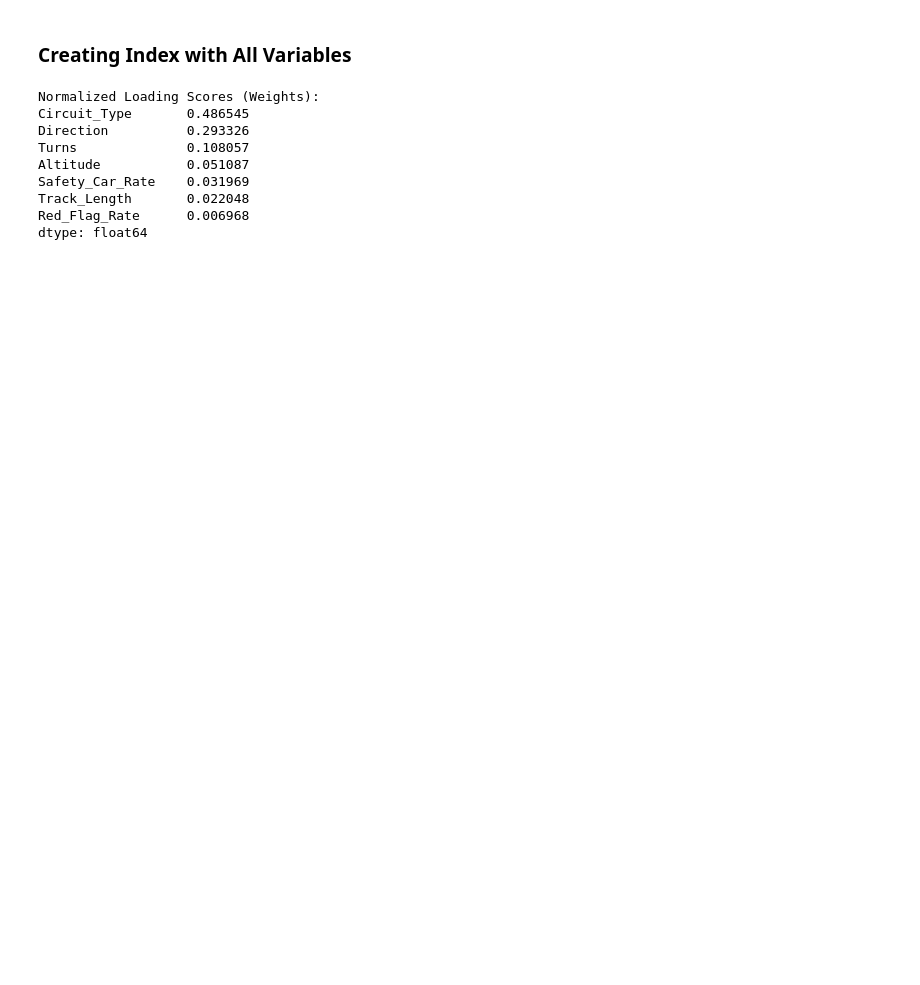
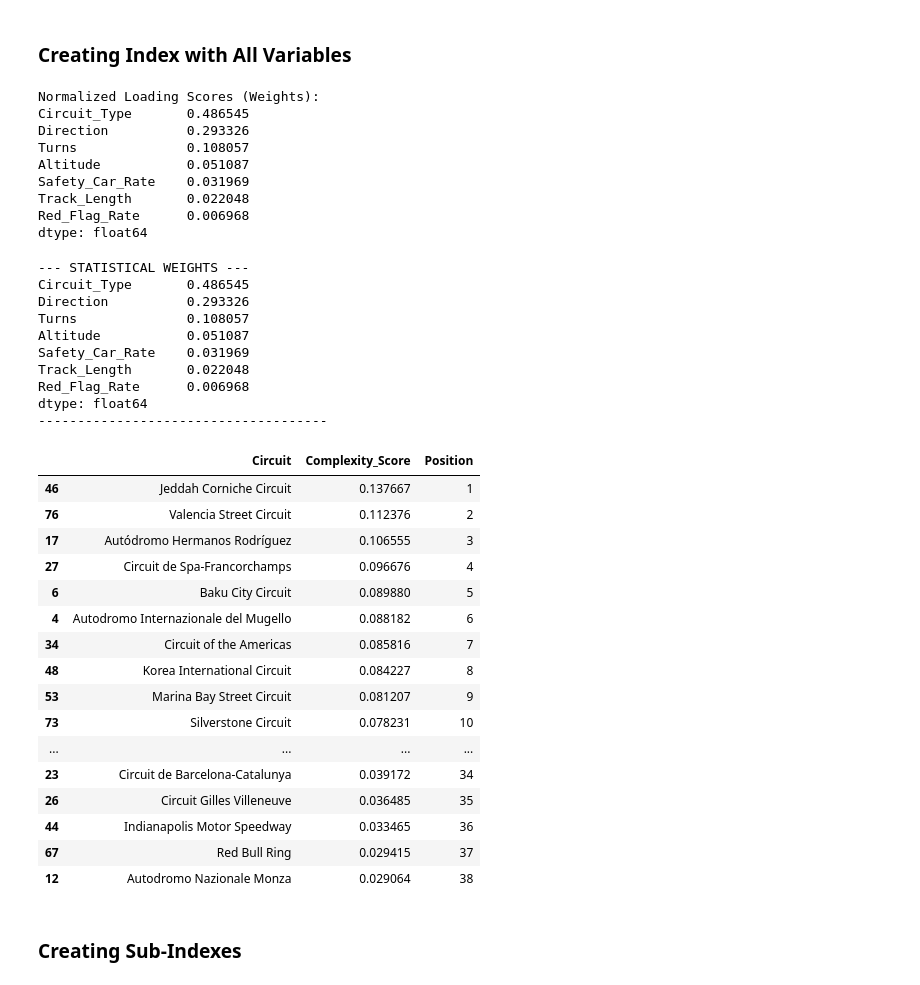
Before and after one commit to LukeHilliard/f1-complexity-index, a Jupyter notebook: analysis.ipynb, the cells around one changed output. Saved outputs shown, nothing was run; the diff lists cells and outputs as text; code cells hidden in the pictures; blank space fills up the shorter version.

```diff
--- a/analysis.ipynb
+++ b/analysis.ipynb
@@ -941,3 +986,52 @@ Safety_Car_Rate    0.031969
 Track_Length       0.022048
 Red_Flag_Rate      0.006968
 dtype: float64
+# %%
+
+abs_scores = loading_scores.abs()
+real_weights = abs_scores / abs_scores.sum()
+print("--- STATISTICAL WEIGHTS ---")
+print(real_weights.sort_values(ascending=False))
+print("-------------------------------------\n")
+
+master_data['Complexity_Score'] = (
+    (scaled_master_data_v2['Turns'] * real_weights['Turns']) +
+    (scaled_master_data_v2['Safety_Car_Rate'] * real_weights['Safety_Car_Rate']) +
+    (scaled_master_data_v2['Track_Length'] * real_weights['Track_Length']) +
+    (scaled_master_data_v2['Red_Flag_Rate'] * real_weights['Red_Flag_Rate']) +
+    (scaled_master_data_v2['Altitude'] * real_weights['Altitude'])
+)
+
+top_tracks = master_data[['Circuit', 'Complexity_Score']].sort_values(by='Complexity_Score', ascending=False)
+top_tracks['Position'] = range(1, len(top_tracks) + 1)
+top_tracks
+# %% [output]
+--- STATISTICAL WEIGHTS ---
+Circuit_Type       0.486545
+Direction          0.293326
+Turns              0.108057
+Altitude           0.051087
+Safety_Car_Rate    0.031969
+Track_Length       0.022048
+Red_Flag_Rate      0.006968
+dtype: float64
+-------------------------------------
+|  | Circuit | Complexity_Score | Position |
+| 46 | Jeddah Corniche Circuit | 0.137667 | 1 |
+| 76 | Valencia Street Circuit | 0.112376 | 2 |
+| 17 | Autódromo Hermanos Rodríguez | 0.106555 | 3 |
+| 27 | Circuit de Spa-Francorchamps | 0.096676 | 4 |
+| 6 | Baku City Circuit | 0.089880 | 5 |
+| 4 | Autodromo Internazionale del Mugello | 0.088182 | 6 |
+| 34 | Circuit of the Americas | 0.085816 | 7 |
+| 48 | Korea International Circuit | 0.084227 | 8 |
+| 53 | Marina Bay Street Circuit | 0.081207 | 9 |
+| 73 | Silverstone Circuit | 0.078231 | 10 |
+| ... | ... | ... | ... |
+| 23 | Circuit de Barcelona-Catalunya | 0.039172 | 34 |
+| 26 | Circuit Gilles Villeneuve | 0.036485 | 35 |
+| 44 | Indianapolis Motor Speedway | 0.033465 | 36 |
+| 67 | Red Bull Ring | 0.029415 | 37 |
+| 12 | Autodromo Nazionale Monza | 0.029064 | 38 |
+# %% [markdown]
+### Creating Sub-Indexes
```
Also changed, not shown: parts of 2 cells of this notebook.
